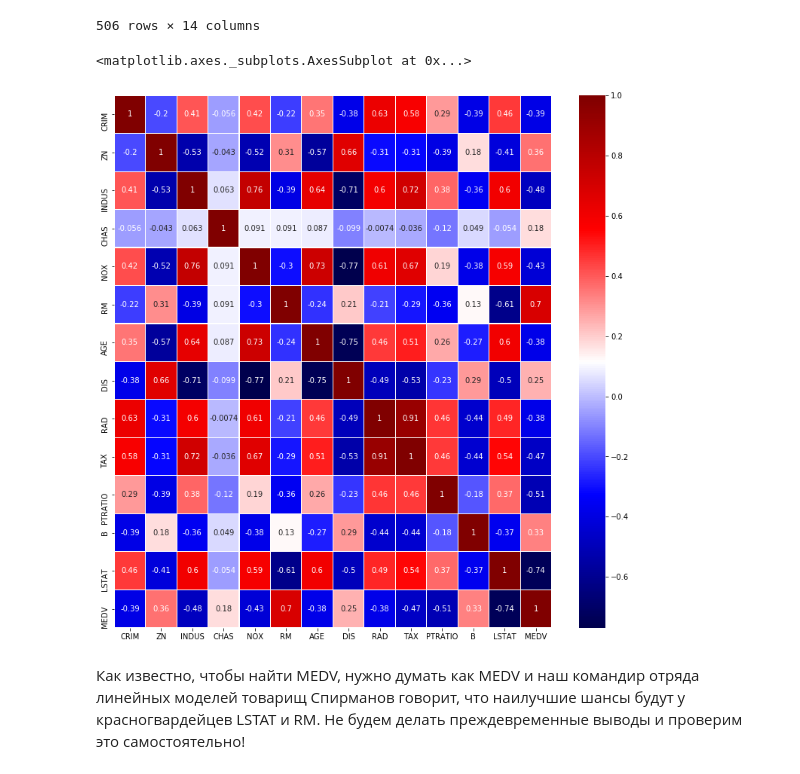
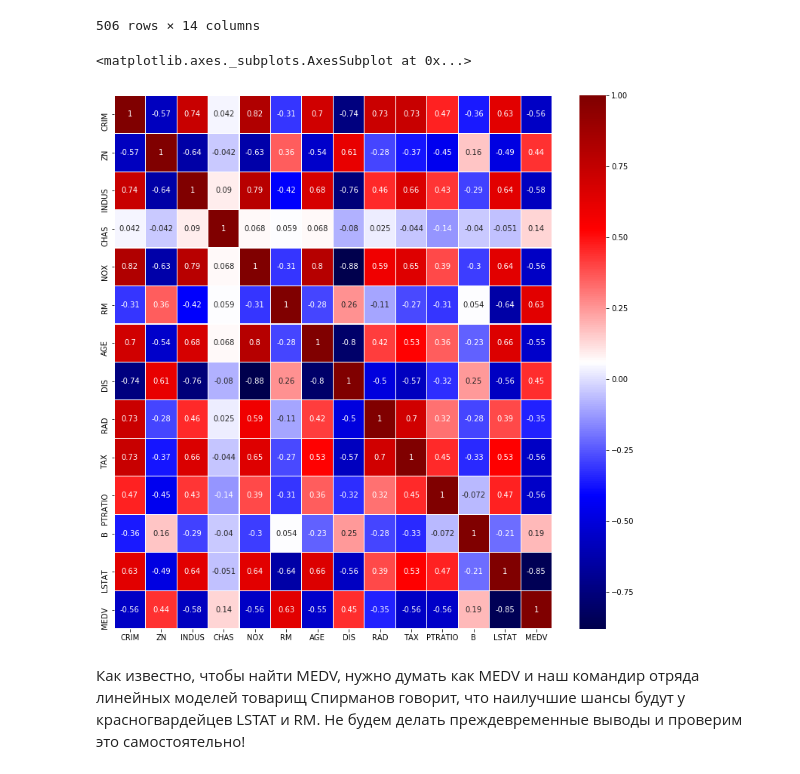
Before and after one commit to AlexeyUdod/dvp, a Jupyter notebook: dvp_hw2.ipynb, the cells around one changed output. Saved outputs shown, nothing was run; the diff lists cells and outputs as text; code cells hidden in the pictures.

```diff
--- a/dvp_hw2.ipynb
+++ b/dvp_hw2.ipynb
@@ -72,10 +72,10 @@ data_norm
 506 rows × 14 columns
 # %%
 f, ax = plt.subplots(figsize=(13, 13))
-sns.heatmap(data_norm.corr(), cmap='seismic',annot=True,linewidths=0.1)
+sns.heatmap(data_norm.corr(method='spearman'), cmap='seismic',annot=True,linewidths=0.1)
 # %% [output]
 <matplotlib.axes._subplots.AxesSubplot at 0x...>
-[figure, old version]
+[figure, new version]
 # %% [markdown]
 Как известно, чтобы найти MEDV, нужно думать как MEDV и наш командир отряда линейных моделей товарищ Спирманов говорит, что наилучшие шансы будут у красногвардейцев LSTAT и RM. Не будем делать преждевременные выводы и проверим это самостоятельно!
 # %%
```
